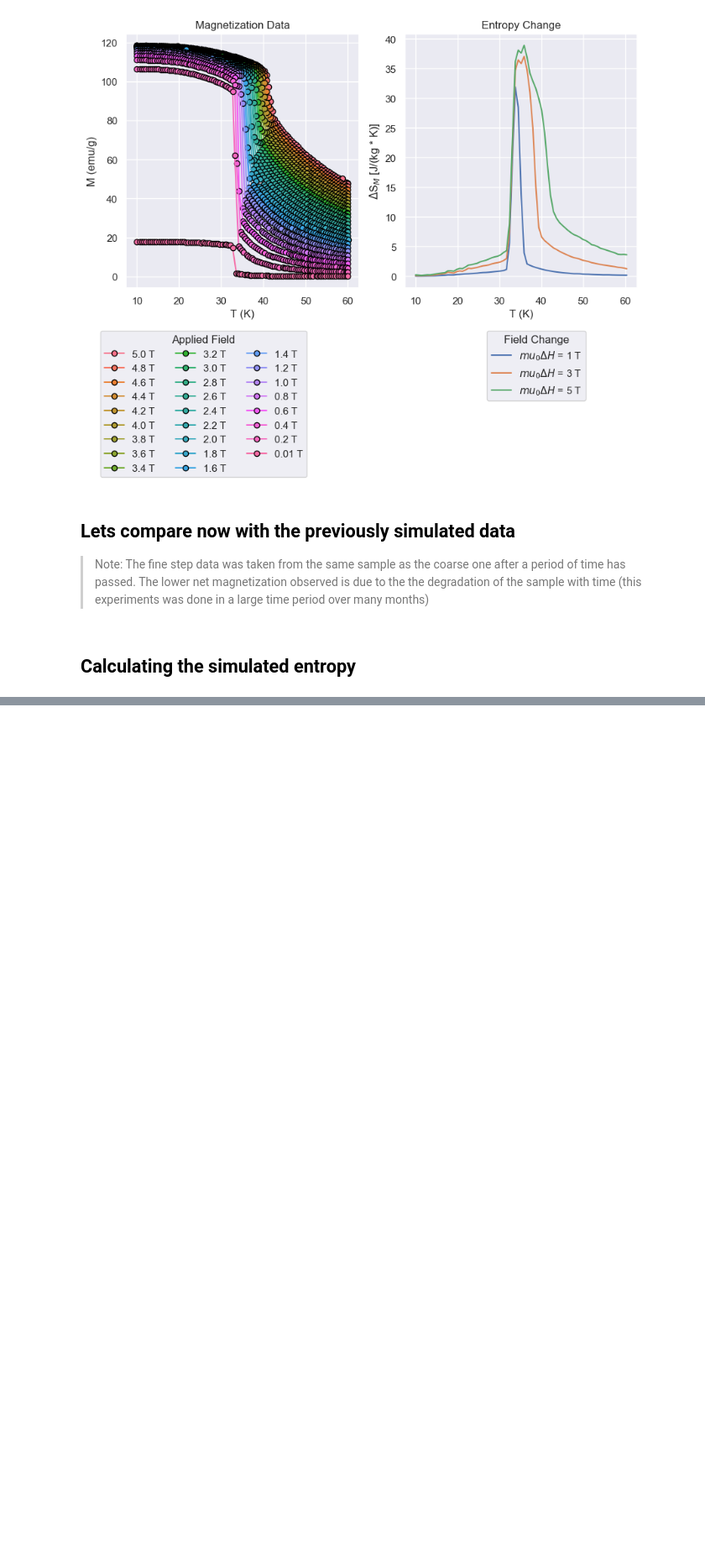
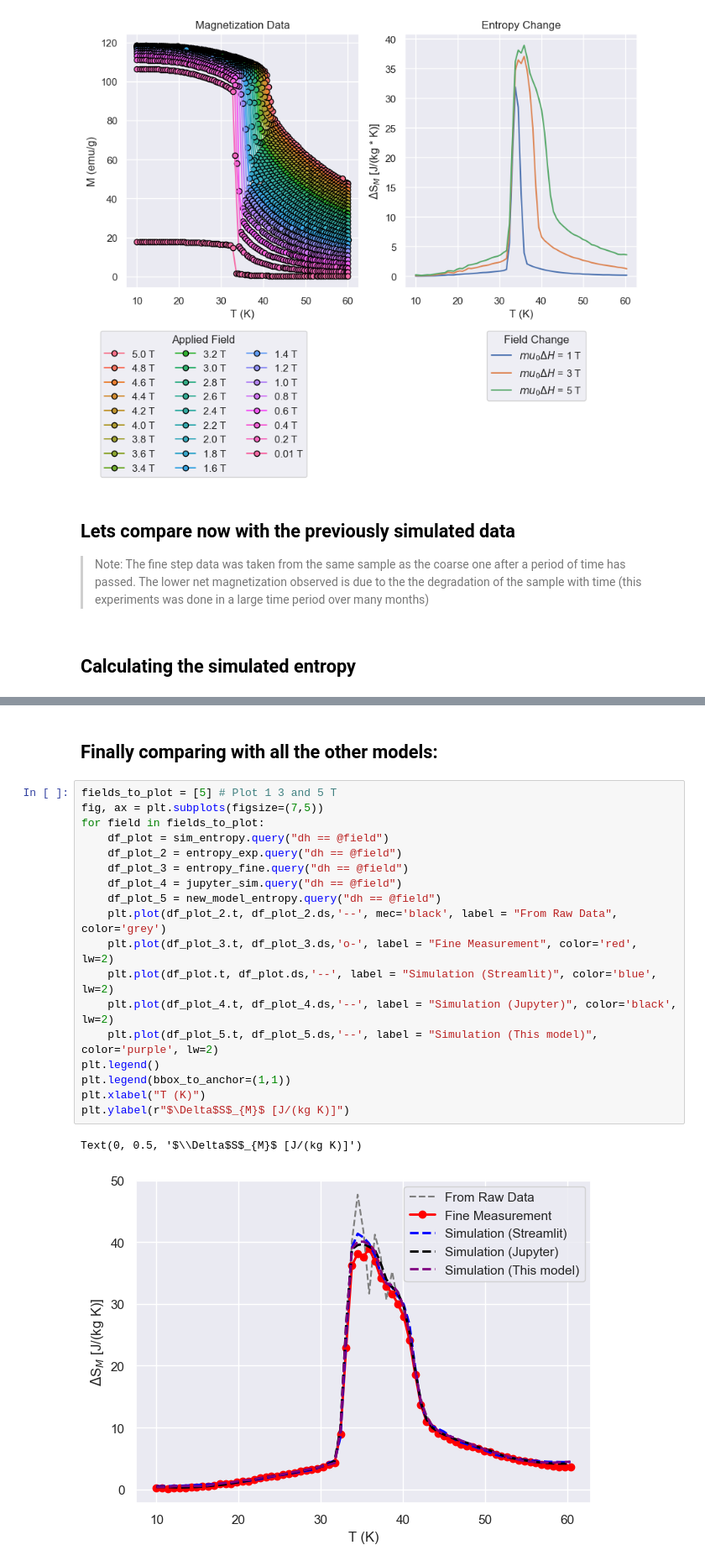
Before and after one commit to kensei-te/mat_interp, a Jupyter notebook: notebooks/Simulation Visualizaiton.ipynb, the cells around one changed output, grey strips where cells are left out. Shown at 84% size. Cells and saved outputs as stored; diff of their text form; blank space fills up the shorter version.

```diff
--- a/notebooks/Simulation Visualizaiton.ipynb
+++ b/notebooks/Simulation Visualizaiton.ipynb
@@ -156,0 +219,23 @@ Text(0, 0.5, '$\\Delta$S$_{M}$ [J/(kg K)]')
+# %% [markdown]
+## Finally comparing with all the other models:
+# %%
+fields_to_plot = [5] # Plot 1 3 and 5 T
+fig, ax = plt.subplots(figsize=(7,5))
+for field in fields_to_plot:
+    df_plot = sim_entropy.query("dh == @field")
+    df_plot_2 = entropy_exp.query("dh == @field")
+    df_plot_3 = entropy_fine.query("dh == @field")
+    df_plot_4 = jupyter_sim.query("dh == @field")
+    df_plot_5 = new_model_entropy.query("dh == @field")
+    plt.plot(df_plot_2.t, df_plot_2.ds,'--', mec='black', label = "From Raw Data", color='grey')
+    plt.plot(df_plot_3.t, df_plot_3.ds,'o-', label = "Fine Measurement", color='red', lw=2)
+    plt.plot(df_plot.t, df_plot.ds,'--', label = "Simulation (Streamlit)", color='blue', lw=2)
+    plt.plot(df_plot_4.t, df_plot_4.ds,'--', label = "Simulation (Jupyter)", color='black', lw=2)
+    plt.plot(df_plot_5.t, df_plot_5.ds,'--', label = "Simulation (This model)", color='purple', lw=2)
+plt.legend()
+plt.legend(bbox_to_anchor=(1,1))
+plt.xlabel("T (K)")
+plt.ylabel(r"$\Delta$S$_{M}$ [J/(kg K)]")
+# %% [output]
+Text(0, 0.5, '$\\Delta$S$_{M}$ [J/(kg K)]')
+[figure, added]
```
Also changed, not shown: parts of 7 cells of this notebook.
